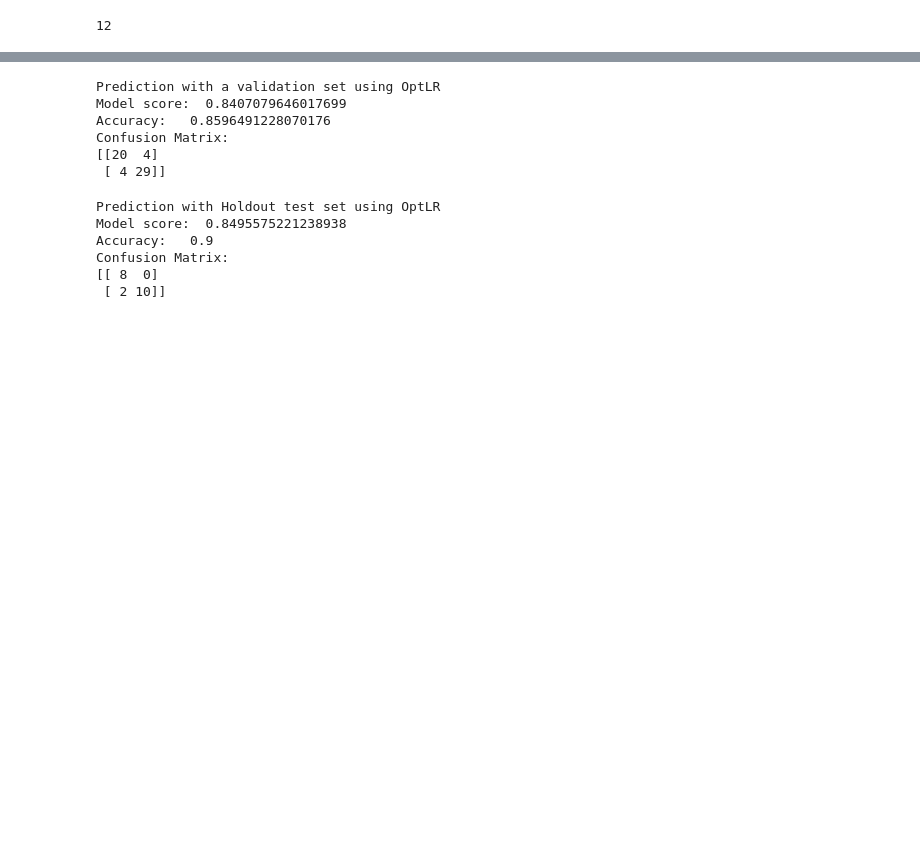
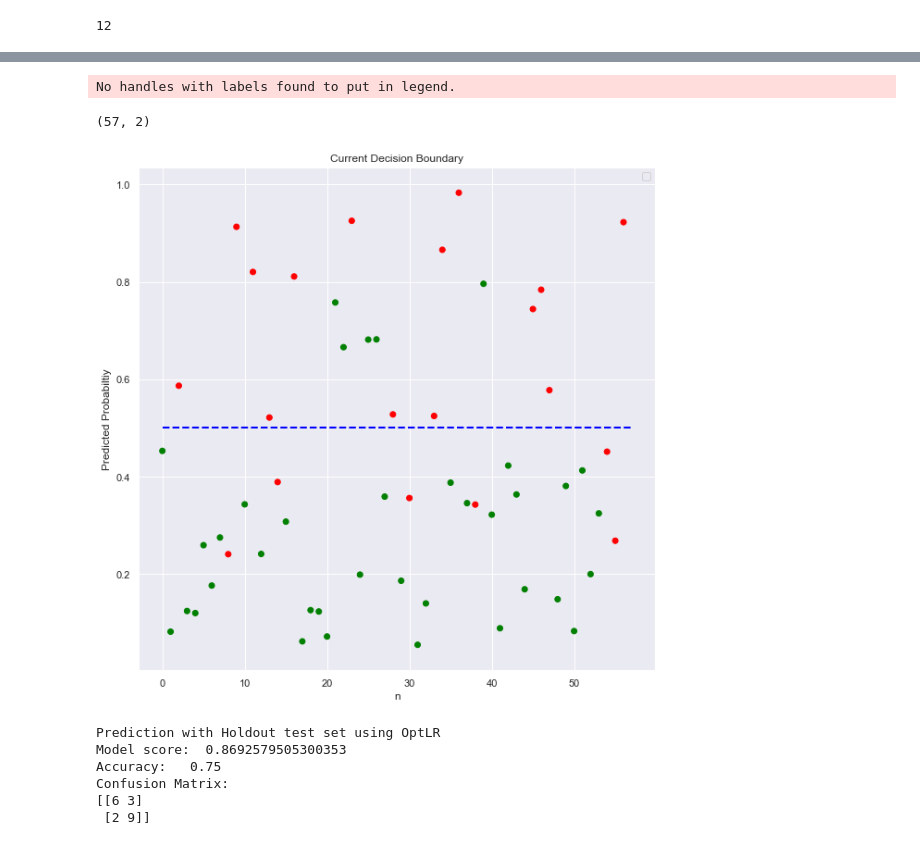
Before and after one commit to kscrow/Data_Sci_Project, a Jupyter notebook: Working_File_07042019.ipynb, the cells around one changed output, grey strips where cells are left out. Saved outputs shown, nothing was run; the diff lists cells and outputs as text; code cells hidden in the pictures; blank space fills up the shorter version.

```diff
--- a/Working_File_07042019.ipynb
+++ b/Working_File_07042019.ipynb
@@ -398,37 +469,49 @@ Accuracy: 0.84 (+/- 0.12)
+# %%
+#plot Decision boundary based on validation data
+yseries = pd.Series(yval)
+y4color = np.array(yseries)
+
+probs = Optlr.predict_proba(Xval)
+print(probs.shape)
+probzero = probs[:, 0]
+
+x = len(probzero)
+xx = [i for i in range(0, x)]
+
+import matplotlib
+
+y = probzero
+label = y4color
+colors = ['red','green']
+fig = plt.figure(figsize=(10,10))
+plt.scatter(xx, y, c=label, cmap=matplotlib.colors.ListedColormap(colors))
+plt.plot([0, x], [0.5, 0.5], color='blue', lw=2, linestyle='--')
+
+loc = np.arange(0,max(label),max(label)/float(len(colors)))
+plt.xlabel('n')
+plt.ylabel('Predicted Probabiltiy')
+plt.title('Current Decision Boundary')
+plt.legend()
+plt.show()
+# %% [output]
+No handles with labels found to put in legend.
+(57, 2)
+[figure, added]
 # %%
-#Using validation set - I think this is kinda redundant after above cell but wanted to do anyway
-Xtrain, Xtest, ytrain, ytest = train_test_split(X_tv, y_tv, test_size=0.2)
-Optlr.fit(Xtrain, ytrain)
-ypred= Optlr.predict(Xtest)
-print('Prediction with a validation set using OptLR')
-print('Model score: ', Optlr.score(Xtrain, ytrain))
-print('Accuracy:  ', metrics.accuracy_score(ytest, ypred))
-cm = metrics.confusion_matrix(ytest, ypred)
+#Fit on all but holdout and then test
+Optlr.fit(X_tv, y_tv)
+ypred= Optlr.predict(X_testHO)
+print('Prediction with Holdout test set using OptLR')
+print('Model score: ', Optlr.score(X_tv, y_tv))
+print('Accuracy:  ', metrics.accuracy_score(y_testHO, ypred))
+cm = metrics.confusion_matrix(y_testHO, ypred)
 print("Confusion Matrix: ")
 print(cm)
 print()
 # %% [output]
-Prediction with a validation set using OptLR
-Model score:  0.8407079646017699
-Accuracy:   0.8596491228070176
+Prediction with Holdout test set using OptLR
+Model score:  0.8692579505300353
+Accuracy:   0.75
 Confusion Matrix:
-[[20  4]
- [ 4 29]]
+[[6 3]
+ [2 9]]
-# %%
-#Fit on all but holdout and then test
-Optlr.fit(X_tv, y_tv)
-ypred= Optlr.predict(X_testHO)
-print('Prediction with Holdout test set using OptLR')
-print('Model score: ', Optlr.score(Xtrain, ytrain))
-print('Accuracy:  ', metrics.accuracy_score(y_testHO, ypred))
-cm = metrics.confusion_matrix(y_testHO, ypred)
-print("Confusion Matrix: ")
-print(cm)
-print()
-# %% [output]
-Prediction with Holdout test set using OptLR
-Model score:  0.8495575221238938
-Accuracy:   0.9
-Confusion Matrix:
-[[ 8  0]
- [ 2 10]]
```
Also changed, not shown: parts of 32 cells of this notebook.
